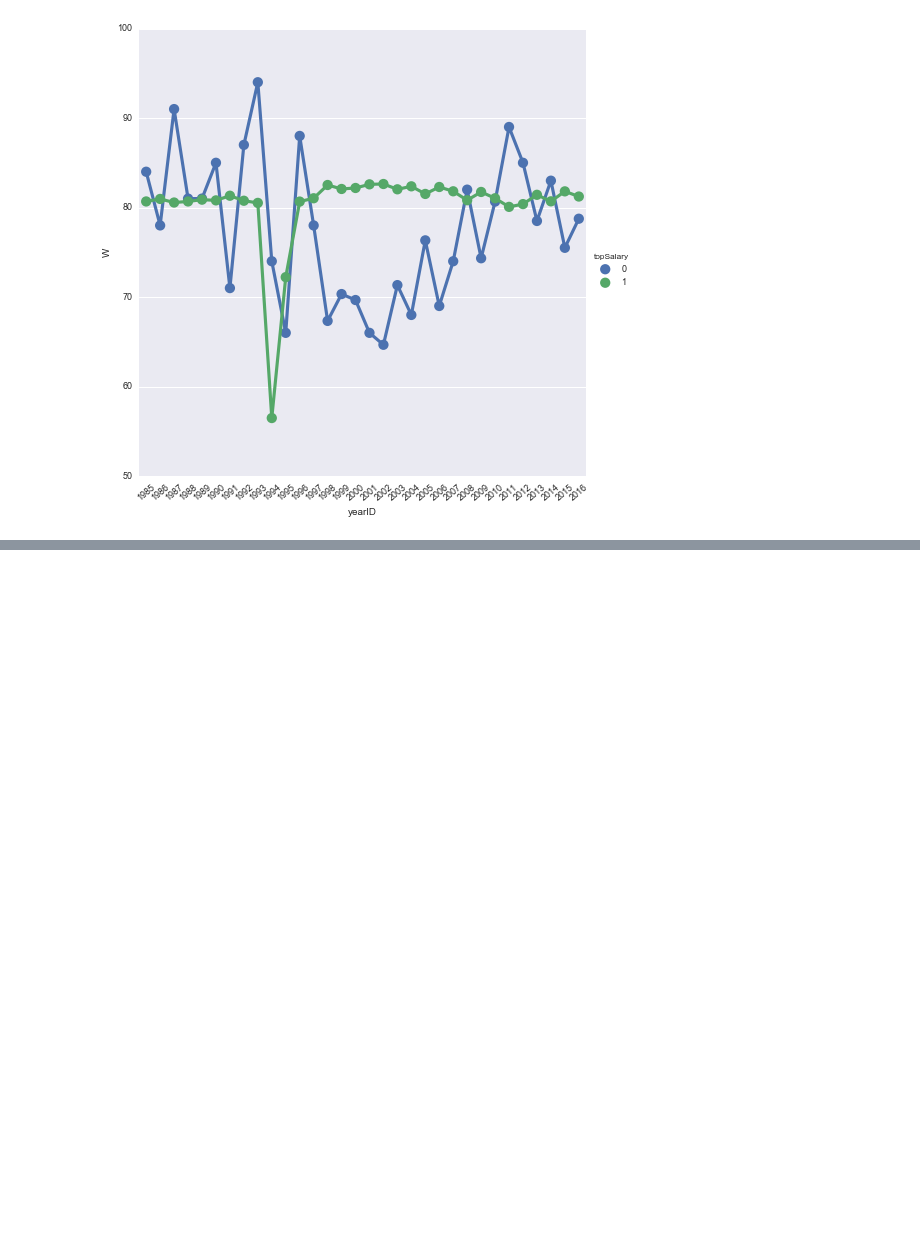
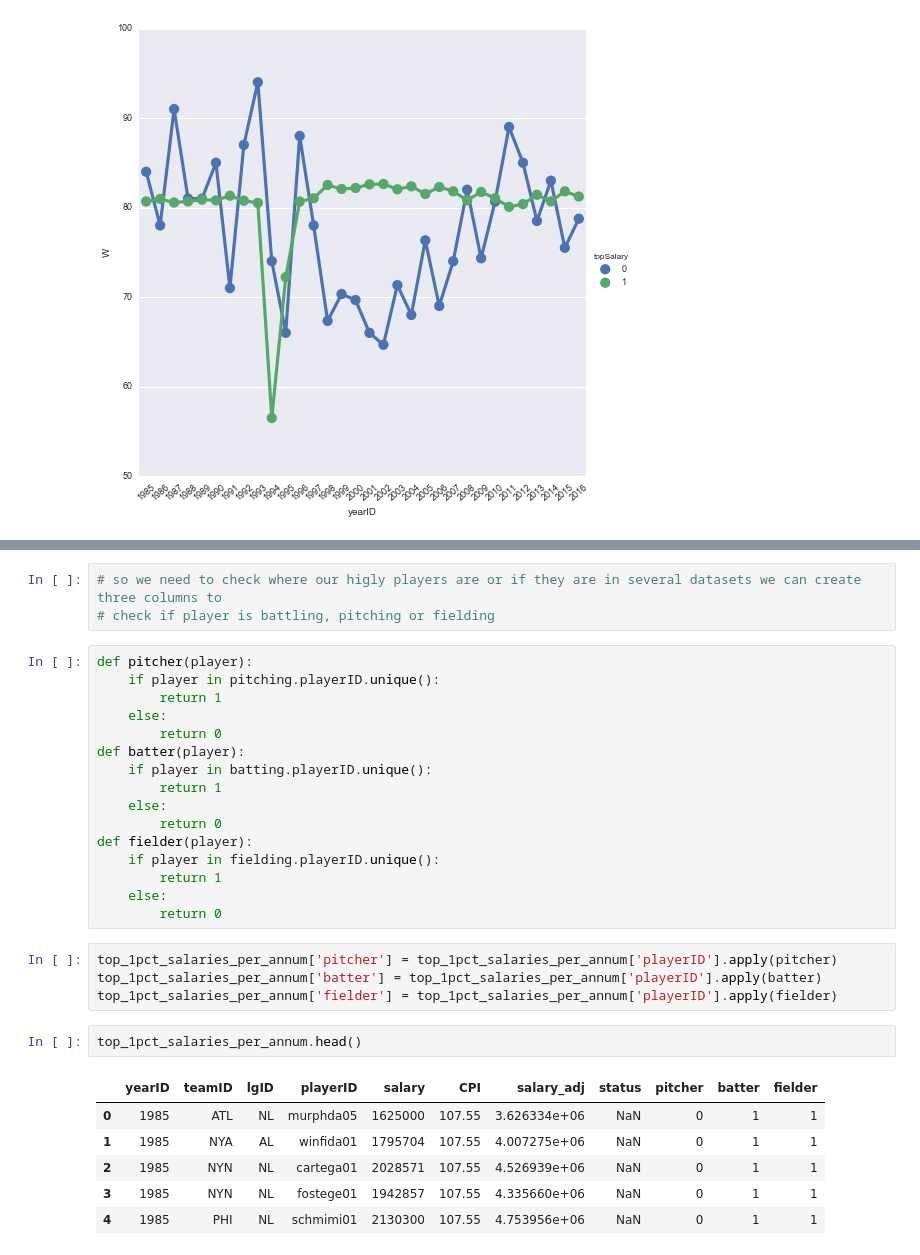
Before and after one commit to bcg0006/udc, a Jupyter notebook: baseball_data_analysis.ipynb, the cells around one changed output, grey strips where cells are left out. Drawn from its saved outputs; the diff is of its cells as text; blank space fills up the shorter version.

```diff
--- a/baseball_data_analysis.ipynb
+++ b/baseball_data_analysis.ipynb
@@ -347,0 +349,32 @@ So we have the salaries table where we extracted the top 1% paid players (maybe
+# %%
+# so we need to check where our higly players are or if they are in several datasets we can create three columns to
+# check if player is battling, pitching or fielding
+# %%
+def pitcher(player):
+    if player in pitching.playerID.unique():
+        return 1
+    else:
+        return 0
+def batter(player):
+    if player in batting.playerID.unique():
+        return 1
+    else:
+        return 0
+def fielder(player):
+    if player in fielding.playerID.unique():
+        return 1
+    else:
+        return 0
+# %%
+top_1pct_salaries_per_annum['pitcher'] = top_1pct_salaries_per_annum['playerID'].apply(pitcher)
+top_1pct_salaries_per_annum['batter'] = top_1pct_salaries_per_annum['playerID'].apply(batter)
+top_1pct_salaries_per_annum['fielder'] = top_1pct_salaries_per_annum['playerID'].apply(fielder)
+# %%
+top_1pct_salaries_per_annum.head()
+# %% [output]
+|  | yearID | teamID | lgID | playerID | salary | CPI | salary_adj | status | pitcher | batter | fielder |
+| 0 | 1985 | ATL | NL | murphda05 | 1625000 | 107.55 | 3.626334e+06 | NaN | 0 | 1 | 1 |
+| 1 | 1985 | NYA | AL | winfida01 | 1795704 | 107.55 | 4.007275e+06 | NaN | 0 | 1 | 1 |
+| 2 | 1985 | NYN | NL | cartega01 | 2028571 | 107.55 | 4.526939e+06 | NaN | 0 | 1 | 1 |
+| 3 | 1985 | NYN | NL | fostege01 | 1942857 | 107.55 | 4.335660e+06 | NaN | 0 | 1 | 1 |
+| 4 | 1985 | PHI | NL | schmimi01 | 2130300 | 107.55 | 4.753956e+06 | NaN | 0 | 1 | 1 |
```
Also changed, not shown: parts of 19 cells of this notebook.
